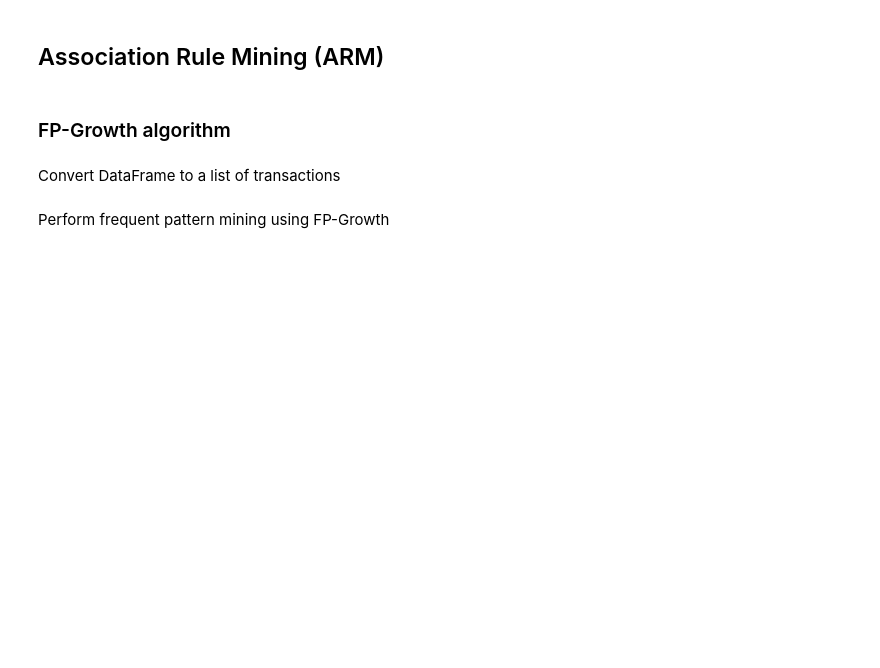
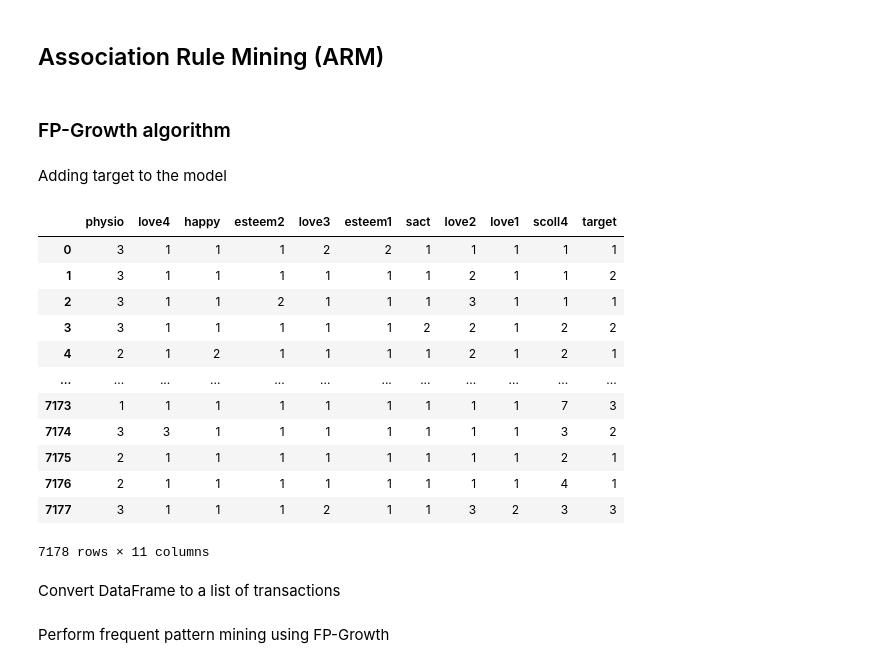
Before and after one commit to aminshannan121/Data_Mining_Project, a Jupyter notebook: Project.ipynb, the cells around one changed output. Saved outputs shown, nothing was run; the diff lists cells and outputs as text; code cells hidden in the pictures; blank space fills up the shorter version.

```diff
--- a/Project.ipynb
+++ b/Project.ipynb
@@ -749,6 +749,25 @@ KMeans(n_clusters=5, n_init='auto')
 ## Association Rule Mining (ARM)
 # %% [markdown]
 ### FP-Growth algorithm
+# %% [markdown]
+Adding target to the model
+# %%
+df_arm = df_features.copy()
+df_arm['target'] =  df_target
+# %% [output]
+|  | physio | love4 | happy | esteem2 | love3 | esteem1 | sact | love2 | love1 | scoll4 | target |
+| 0 | 3 | 1 | 1 | 1 | 2 | 2 | 1 | 1 | 1 | 1 | 1 |
+| 1 | 3 | 1 | 1 | 1 | 1 | 1 | 1 | 2 | 1 | 1 | 2 |
+| 2 | 3 | 1 | 1 | 2 | 1 | 1 | 1 | 3 | 1 | 1 | 1 |
+| 3 | 3 | 1 | 1 | 1 | 1 | 1 | 2 | 2 | 1 | 2 | 2 |
+| 4 | 2 | 1 | 2 | 1 | 1 | 1 | 1 | 2 | 1 | 2 | 1 |
+| ... | ... | ... | ... | ... | ... | ... | ... | ... | ... | ... | ... |
+| 7173 | 1 | 1 | 1 | 1 | 1 | 1 | 1 | 1 | 1 | 7 | 3 |
+| 7174 | 3 | 3 | 1 | 1 | 1 | 1 | 1 | 1 | 1 | 3 | 2 |
+| 7175 | 2 | 1 | 1 | 1 | 1 | 1 | 1 | 1 | 1 | 2 | 1 |
+| 7176 | 2 | 1 | 1 | 1 | 1 | 1 | 1 | 1 | 1 | 4 | 1 |
+| 7177 | 3 | 1 | 1 | 1 | 2 | 1 | 1 | 3 | 2 | 3 | 3 |
+7178 rows × 11 columns
 # %% [markdown]
 Convert DataFrame to a list of transactions
 # %%
```
Also changed, not shown: parts of 8 cells of this notebook.
